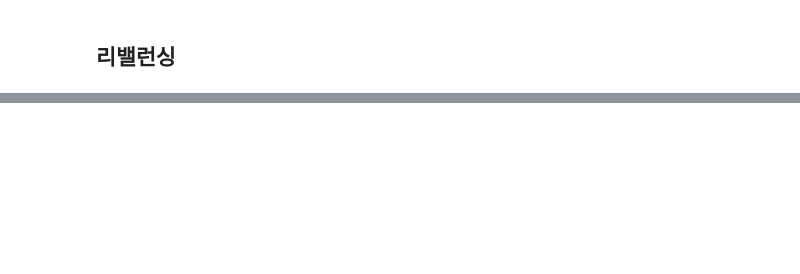
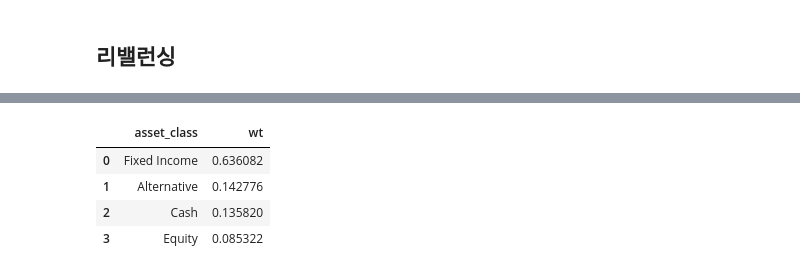
Before and after one commit to my2582/kisra, a Jupyter notebook: src/models/simulation.ipynb, the cells around one changed output, grey strips where cells are left out. Drawn from its saved outputs; the diff is of its cells as text; code cells hidden in the pictures; blank space fills up the shorter version.

```diff
--- a/src/models/simulation.ipynb
+++ b/src/models/simulation.ipynb
@@ -132,0 +115,6 @@ datetime.datetime(2021, 3, 23, 23, 57, 11, 622959)
+# %%
+asset_class = ['Fixed Income', 'Alternative', 'Cash', 'Equity']
+# %%
+df_ac = pd.DataFrame(asset_class, columns=['asset_class'])
+# %%
+df_by_asset_class = a.merge(df_ac, left_on='asset_class', right_on='asset_class', how='right').sort_values('wt', ascending=False).reset_index()
@@ -132,0 +134,8 @@ datetime.datetime(2021, 3, 23, 23, 57, 11, 622959)
+# %%
+df_by_asset_class.loc[:, ['asset_class', 'wt']]
+# %% [output]
+|  | asset_class | wt |
+| 0 | Fixed Income | 0.636082 |
+| 1 | Alternative | 0.142776 |
+| 2 | Cash | 0.135820 |
+| 3 | Equity | 0.085322 |
```
Also changed, not shown: parts of 22 cells of this notebook, 3 other files.
